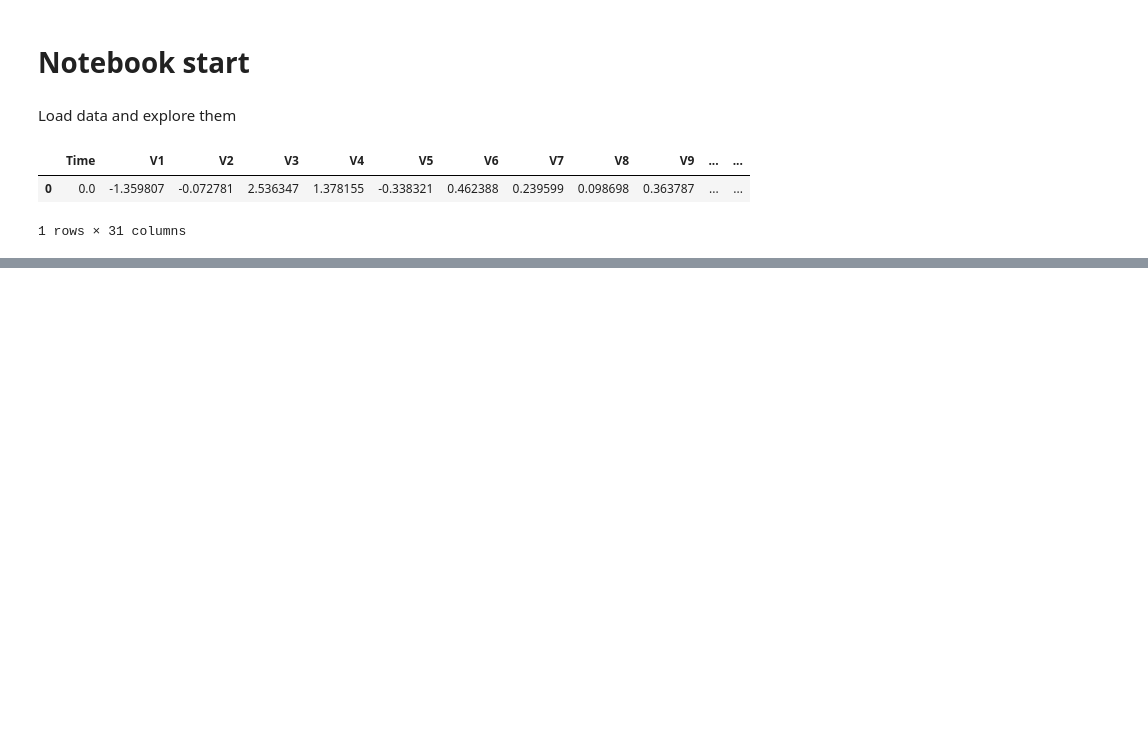
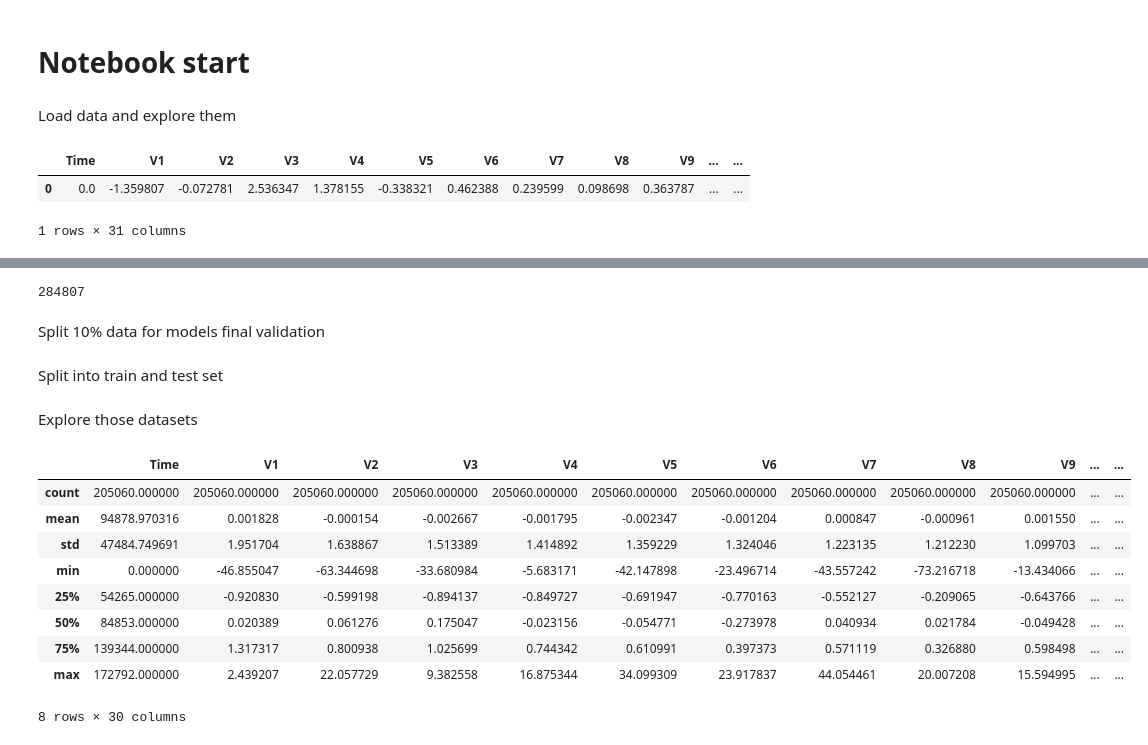
Before and after one commit to dinglioutlook/machine-learning, a Jupyter notebook: projects/capstone/credit_card_fraud_detection.ipynb, the cells around one changed output, grey strips where cells are left out. Saved outputs shown, nothing was run; the diff lists cells and outputs as text; code cells hidden in the pictures; blank space fills up the shorter version.

```diff
--- a/projects/capstone/credit_card_fraud_detection.ipynb
+++ b/projects/capstone/credit_card_fraud_detection.ipynb
@@ -22,0 +25,9 @@ display(data.head(n=1))
+# %%
+features = data.drop('Class', axis = 1)
+classes = data['Class']
+
+print(len(features))
+# %% [output]
+284807
+# %% [markdown]
+Split 10% data for models final validation
@@ -22,0 +37,2 @@ display(data.head(n=1))
+# %% [markdown]
+Split into train and test set
@@ -22,0 +41,15 @@ display(data.head(n=1))
+# %% [markdown]
+Explore those datasets
+# %%
+display(X_train.describe())
+# %% [output]
+|  | Time | V1 | V2 | V3 | V4 | V5 | V6 | V7 | V8 | V9 | ... | ... |
+| count | 205060.000000 | 205060.000000 | 205060.000000 | 205060.000000 | 205060.000000 | 205060.000000 | 205060.000000 | 205060.000000 | 205060.000000 | 205060.000000 | ... | ... |
+| mean | 94878.970316 | 0.001828 | -0.000154 | -0.002667 | -0.001795 | -0.002347 | -0.001204 | 0.000847 | -0.000961 | 0.001550 | ... | ... |
+| std | 47484.749691 | 1.951704 | 1.638867 | 1.513389 | 1.414892 | 1.359229 | 1.324046 | 1.223135 | 1.212230 | 1.099703 | ... | ... |
+| min | 0.000000 | -46.855047 | -63.344698 | -33.680984 | -5.683171 | -42.147898 | -23.496714 | -43.557242 | -73.216718 | -13.434066 | ... | ... |
+| 25% | 54265.000000 | -0.920830 | -0.599198 | -0.894137 | -0.849727 | -0.691947 | -0.770163 | -0.552127 | -0.209065 | -0.643766 | ... | ... |
+| 50% | 84853.000000 | 0.020389 | 0.061276 | 0.175047 | -0.023156 | -0.054771 | -0.273978 | 0.040934 | 0.021784 | -0.049428 | ... | ... |
+| 75% | 139344.000000 | 1.317317 | 0.800938 | 1.025699 | 0.744342 | 0.610991 | 0.397373 | 0.571119 | 0.326880 | 0.598498 | ... | ... |
+| max | 172792.000000 | 2.439207 | 22.057729 | 9.382558 | 16.875344 | 34.099309 | 23.917837 | 44.054461 | 20.007208 | 15.594995 | ... | ... |
+8 rows × 30 columns
```
Also changed, not shown: parts of 4 cells of this notebook.
